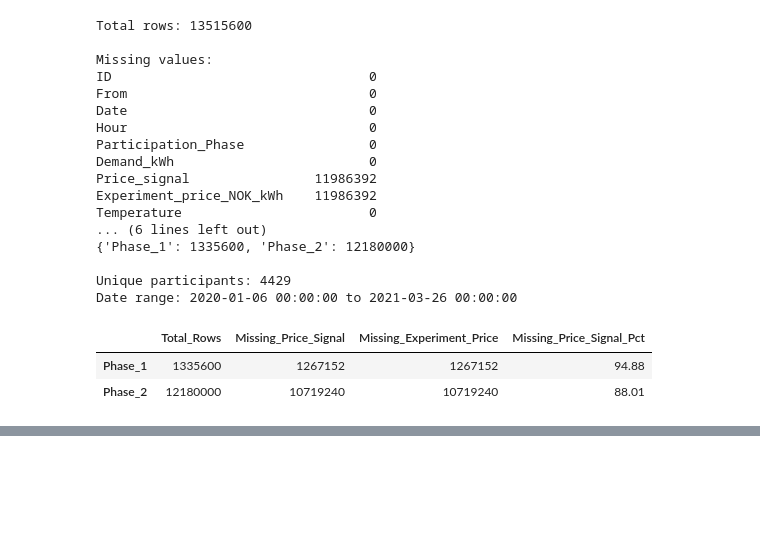
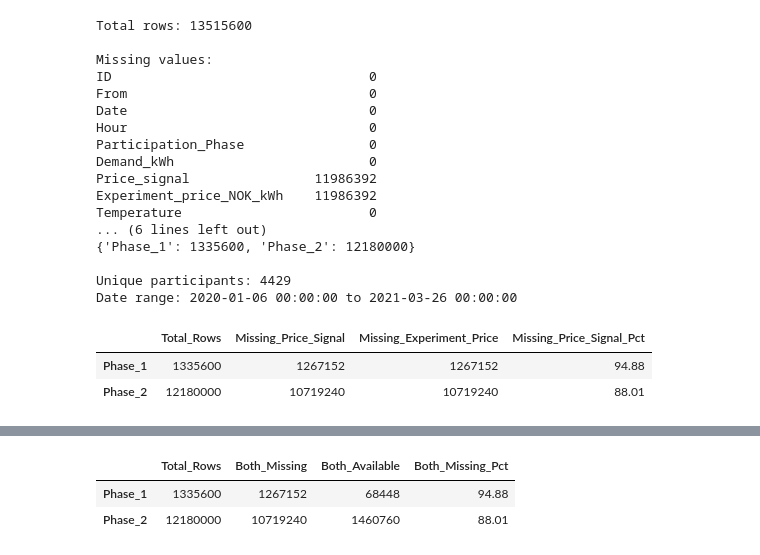
Before and after one commit to abhinavkothapeta0-beep/EconoCausal-Dynamic-Pricing-via-Double-Machine-Learning, a Jupyter notebook: 02_hourly_data_loading.ipynb, the cells around one changed output, grey strips where cells are left out. Drawn from its saved outputs; the diff is of its cells as text; code cells hidden in the pictures; blank space fills up the shorter version.

Commit message:
`Analyze missing prices across experiment dates`
`Analyze missing prices across experiment dates`

```diff
--- a/02_hourly_data_loading.ipynb
+++ b/02_hourly_data_loading.ipynb
@@ -356,0 +534,58 @@ display(phase_summary)
+# %%
+
+import pandas as pd
+
+data_path = "../data/data_hourly.csv"
+
+phase_patterns = {}
+
+for chunk in pd.read_csv(
+    data_path,
+    usecols=[
+        "Participation_Phase",
+        "Price_signal",
+        "Experiment_price_NOK_kWh"
+    ],
+    chunksize=100_000,
+    low_memory=False
+):
+    both_missing = (
+        chunk["Price_signal"].isna()
+        & chunk["Experiment_price_NOK_kWh"].isna()
+    )
+
+    neither_missing = (
+        chunk["Price_signal"].notna()
+        & chunk["Experiment_price_NOK_kWh"].notna()
+    )
+
+    summary = pd.DataFrame({
+        "Participation_Phase": chunk["Participation_Phase"],
+        "Both_Missing": both_missing.astype(int),
+        "Both_Available": neither_missing.astype(int)
+    })
+
+    grouped = summary.groupby("Participation_Phase").agg(
+        Total_Rows=("Both_Missing", "size"),
+        Both_Missing=("Both_Missing", "sum"),
+        Both_Available=("Both_Available", "sum")
+    )
+
+    for phase, row in grouped.iterrows():
+        if phase not in phase_patterns:
+            phase_patterns[phase] = row.copy()
+        else:
+            phase_patterns[phase] += row
+
+phase_patterns_df = pd.DataFrame(phase_patterns).T
+
+phase_patterns_df["Both_Missing_Pct"] = (
+    phase_patterns_df["Both_Missing"]
+    / phase_patterns_df["Total_Rows"] * 100
+).round(2)
+
+display(phase_patterns_df)
+# %% [output]
+|  | Total_Rows | Both_Missing | Both_Available | Both_Missing_Pct |
+| Phase_1 | 1335600 | 1267152 | 68448 | 94.88 |
+| Phase_2 | 12180000 | 10719240 | 1460760 | 88.01 |
```
Also changed, not shown: parts of 7 cells of this notebook.
